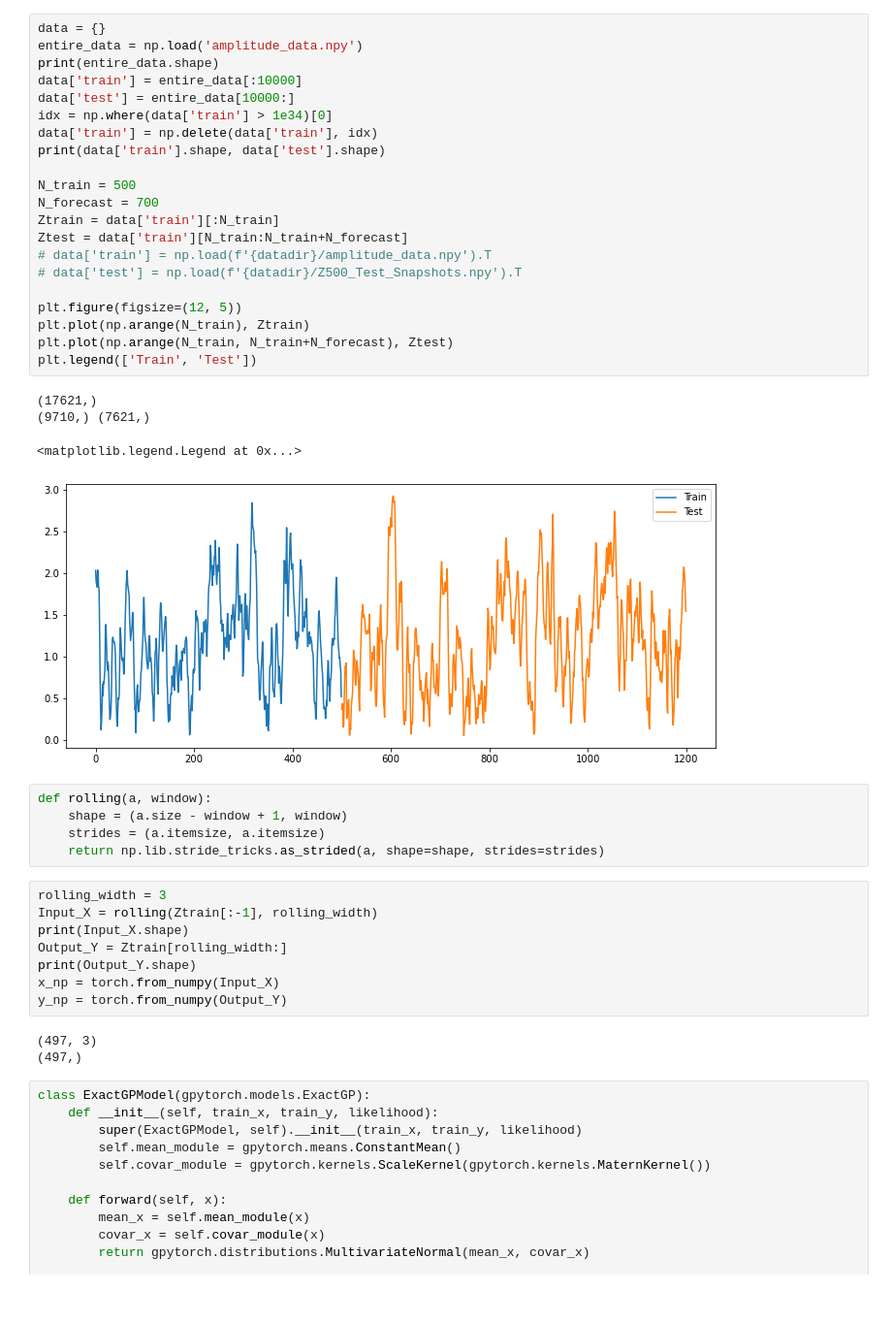
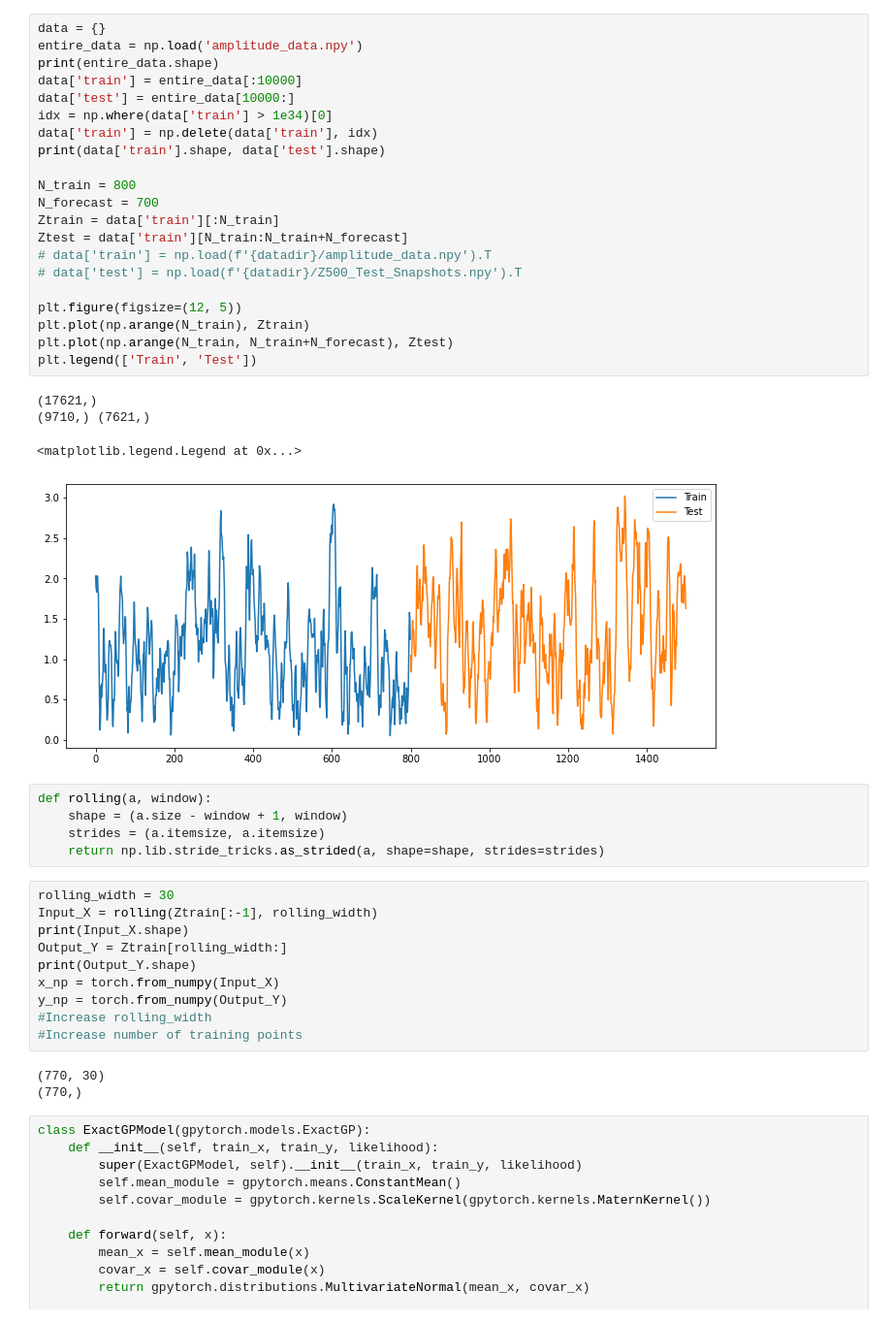
Before and after one commit to vishwas1984/SINDy_RealData, a Jupyter notebook: GP_MJO.ipynb, the cells around one changed output. Shown at 97% size. Saved outputs shown, nothing was run; the diff lists cells and outputs as text.

```diff
--- a/GP_MJO.ipynb
+++ b/GP_MJO.ipynb
@@ -14,45 +11,47 @@ The autoreload extension is already loaded. To reload it, use:
 # %%
 data = {}
 entire_data = np.load('amplitude_data.npy')
 print(entire_data.shape)
 data['train'] = entire_data[:10000]
 data['test'] = entire_data[10000:]
 idx = np.where(data['train'] > 1e34)[0]
 data['train'] = np.delete(data['train'], idx)
 print(data['train'].shape, data['test'].shape)
 
-N_train = 500
+N_train = 800
 N_forecast = 700
 Ztrain = data['train'][:N_train]
 Ztest = data['train'][N_train:N_train+N_forecast]
 # data['train'] = np.load(f'{datadir}/amplitude_data.npy').T
 # data['test'] = np.load(f'{datadir}/Z500_Test_Snapshots.npy').T
 
 plt.figure(figsize=(12, 5))
 plt.plot(np.arange(N_train), Ztrain)
 plt.plot(np.arange(N_train, N_train+N_forecast), Ztest)
 plt.legend(['Train', 'Test'])
 # %% [output]
 (17621,)
 (9710,) (7621,)
 <matplotlib.legend.Legend at 0x...>
-[figure, old version]
+[figure, new version]
 # %%
 def rolling(a, window):
     shape = (a.size - window + 1, window)
     strides = (a.itemsize, a.itemsize)
     return np.lib.stride_tricks.as_strided(a, shape=shape, strides=strides)
 # %%
-rolling_width = 3
+rolling_width = 30
 Input_X = rolling(Ztrain[:-1], rolling_width)
 print(Input_X.shape)
 Output_Y = Ztrain[rolling_width:]
 print(Output_Y.shape)
 x_np = torch.from_numpy(Input_X)
 y_np = torch.from_numpy(Output_Y)
+#Increase rolling_width
+#Increase number of training points
 # %% [output]
-(497, 3)
-(497,)
+(770, 30)
+(770,)
 # %%
 class ExactGPModel(gpytorch.models.ExactGP):
     def __init__(self, train_x, train_y, likelihood):
```
Also changed, not shown: parts of 6 cells of this notebook.
